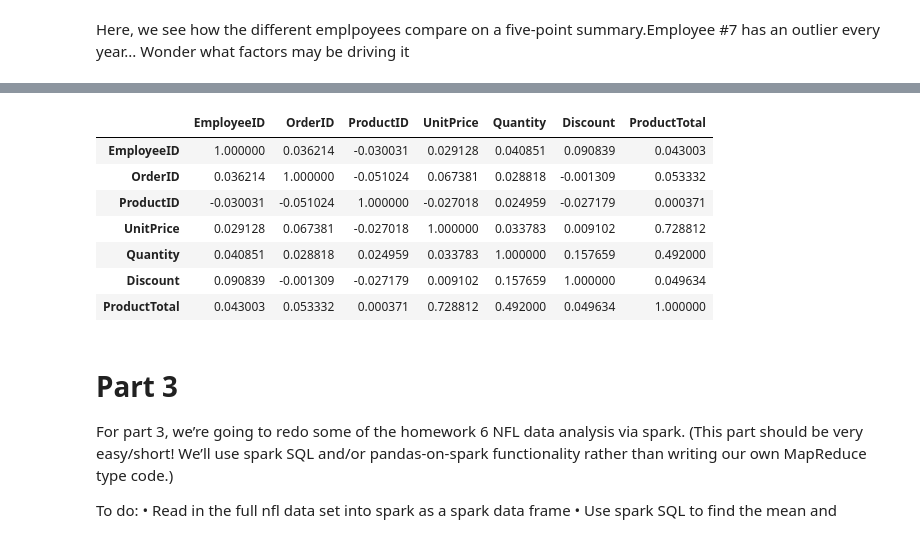
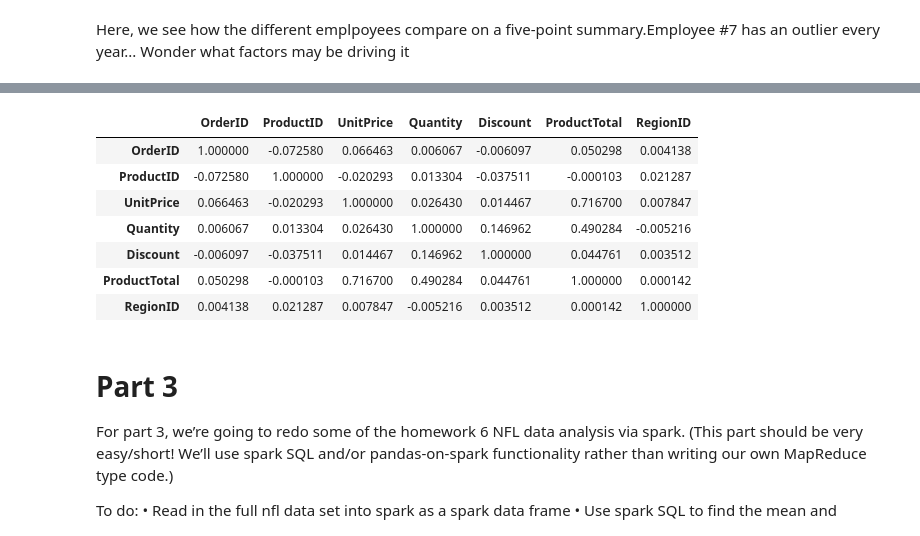
Before and after one commit to kamckeev/BigData1, a Jupyter notebook: Project2_Official.ipynb, the cells around one changed output, grey strips where cells are left out. Drawn from its saved outputs; the diff is of its cells as text; code cells hidden in the pictures.

```diff
--- a/Project2_Official.ipynb
+++ b/Project2_Official.ipynb
@@ -72,6 +74,7 @@ EmpSales_df=pd.merge(left=df4,
                      right= pd.read_sql("SELECT * FROM Regions", con),
                      how="inner",
                      on="RegionID")
+EmpSales_df['EmployeeID']=EmpSales_df['EmployeeID'].astype(str)
 EmpSales_df.head(1)
 # %% [output]
 |  | EmployeeID | Title | LastName | FirstName | Region | TerritoryID | OrderID | CustomerID | ProductID | ... |
@@ -151,14 +180,14 @@ ValueError: `bins` must increase monotonically, when an array
 # %%
-df3.corr()
+EmpSales_df.corr()
 # %% [output]
-|  | EmployeeID | OrderID | ProductID | UnitPrice | Quantity | Discount | ProductTotal |
-| EmployeeID | 1.000000 | 0.036214 | -0.030031 | 0.029128 | 0.040851 | 0.090839 | 0.043003 |
-| OrderID | 0.036214 | 1.000000 | -0.051024 | 0.067381 | 0.028818 | -0.001309 | 0.053332 |
-| ProductID | -0.030031 | -0.051024 | 1.000000 | -0.027018 | 0.024959 | -0.027179 | 0.000371 |
-| UnitPrice | 0.029128 | 0.067381 | -0.027018 | 1.000000 | 0.033783 | 0.009102 | 0.728812 |
-| Quantity | 0.040851 | 0.028818 | 0.024959 | 0.033783 | 1.000000 | 0.157659 | 0.492000 |
-| Discount | 0.090839 | -0.001309 | -0.027179 | 0.009102 | 0.157659 | 1.000000 | 0.049634 |
-| ProductTotal | 0.043003 | 0.053332 | 0.000371 | 0.728812 | 0.492000 | 0.049634 | 1.000000 |
+|  | OrderID | ProductID | UnitPrice | Quantity | Discount | ProductTotal | RegionID |
+| OrderID | 1.000000 | -0.072580 | 0.066463 | 0.006067 | -0.006097 | 0.050298 | 0.004138 |
+| ProductID | -0.072580 | 1.000000 | -0.020293 | 0.013304 | -0.037511 | -0.000103 | 0.021287 |
+| UnitPrice | 0.066463 | -0.020293 | 1.000000 | 0.026430 | 0.014467 | 0.716700 | 0.007847 |
+| Quantity | 0.006067 | 0.013304 | 0.026430 | 1.000000 | 0.146962 | 0.490284 | -0.005216 |
+| Discount | -0.006097 | -0.037511 | 0.014467 | 0.146962 | 1.000000 | 0.044761 | 0.003512 |
+| ProductTotal | 0.050298 | -0.000103 | 0.716700 | 0.490284 | 0.044761 | 1.000000 | 0.000142 |
+| RegionID | 0.004138 | 0.021287 | 0.007847 | -0.005216 | 0.003512 | 0.000142 | 1.000000 |
 # %% [markdown]
 # Part 3
 For part 3, we’re going to redo some of the homework 6 NFL data analysis via spark. (This part should be very easy/short! We’ll use spark SQL and/or pandas-on-spark functionality rather than writing our own MapReduce type code.)
```
Also changed, not shown: parts of 6 cells of this notebook.
